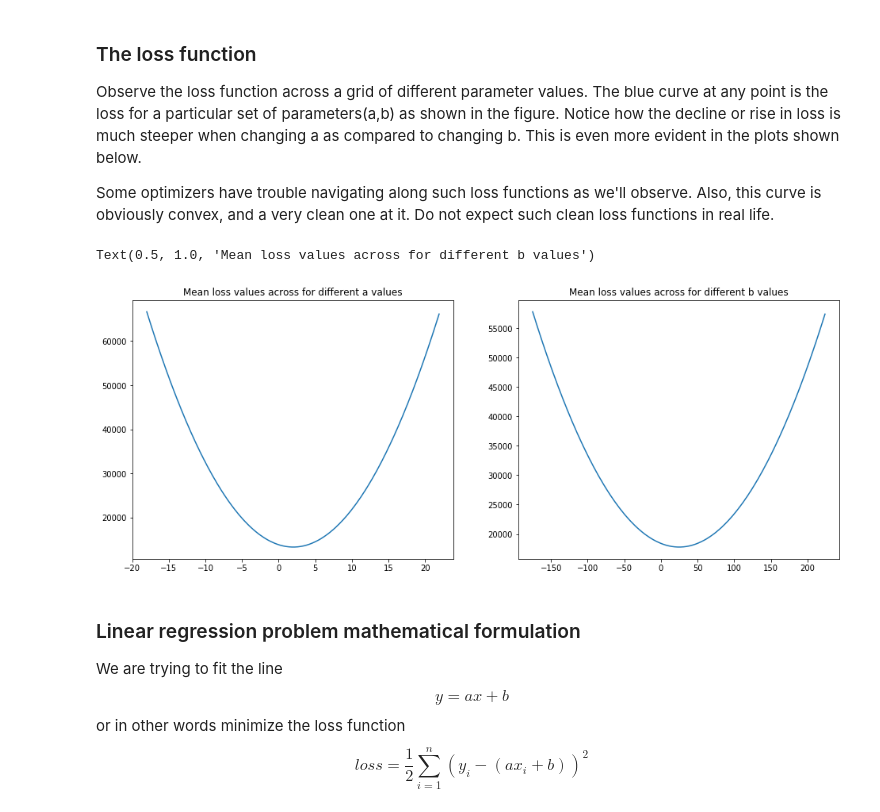
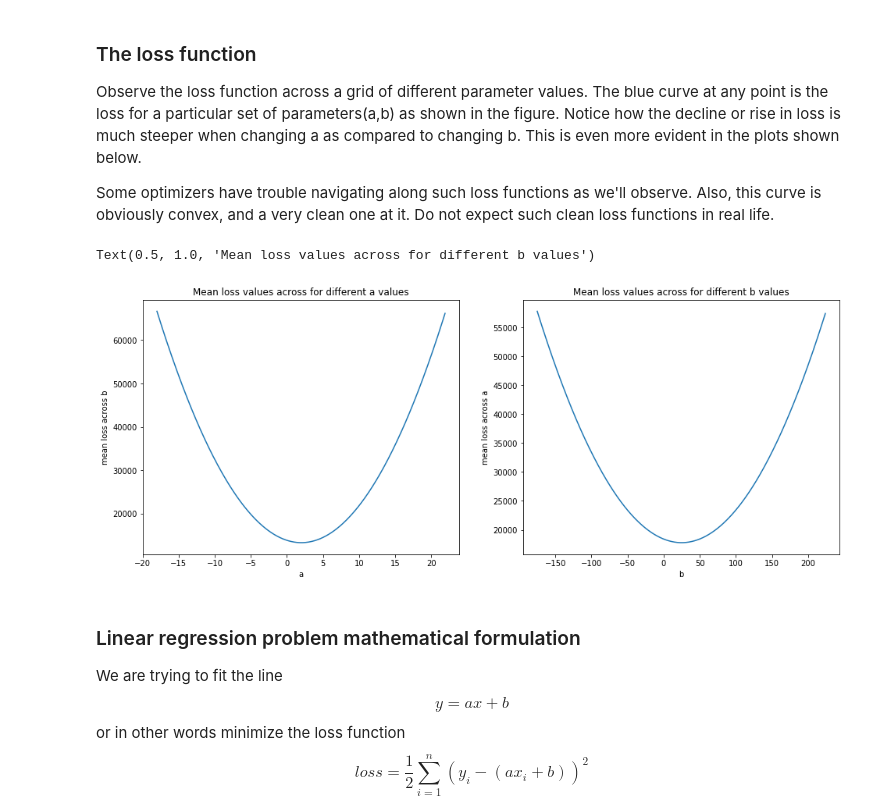
Before and after one commit to falaktheoptimist/gradient_descent_optimizers, a Jupyter notebook: Optimizers Linear Regression example.ipynb, the cells around one changed output. Cells and saved outputs as stored; diff of their text form; code cells hidden in the pictures.

```diff
--- a/Optimizers Linear Regression example.ipynb
+++ b/Optimizers Linear Regression example.ipynb
@@ -122,14 +125,18 @@ Some optimizers have trouble navigating along such loss functions as we'll obser
 # %%
 plt.figure(figsize = [16,6])
 plt.subplot(121)
 plt.plot(a_est_range, np.mean(loss_full_grid, axis=1))
+plt.xlabel('a')
+plt.ylabel('mean loss across b')
 plt.title('Mean loss values across for different a values')
 plt.subplot(122)
 plt.plot(b_est_range, np.mean(loss_full_grid, axis=0))
+plt.xlabel('b')
+plt.ylabel('mean loss across a')
 plt.title('Mean loss values across for different b values')
 # %% [output]
 Text(0.5, 1.0, 'Mean loss values across for different b values')
-[figure, old version]
+[figure, new version]
 # %% [markdown]
 ### Linear regression problem mathematical formulation
 
```
Also changed, not shown: parts of 28 cells of this notebook.
